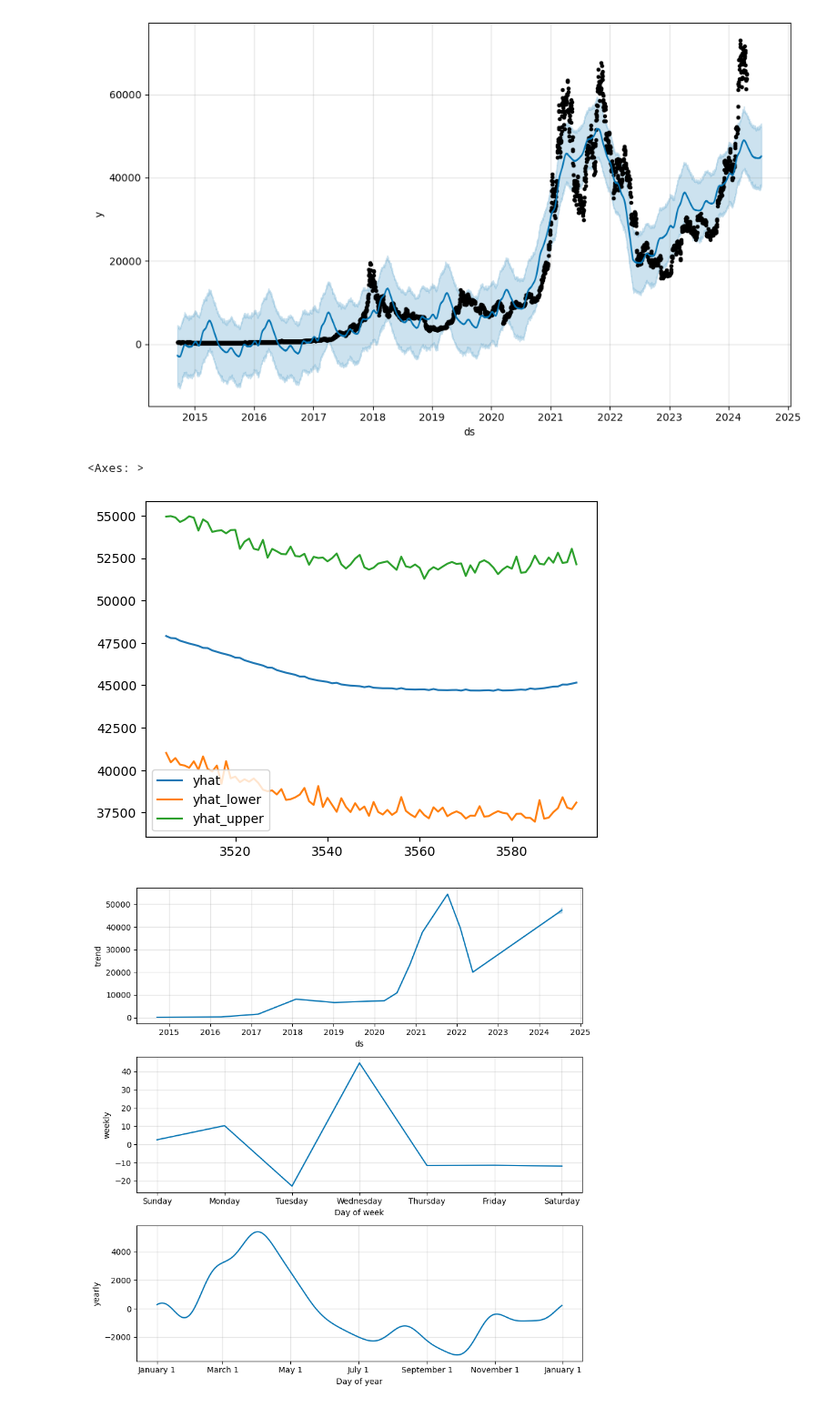
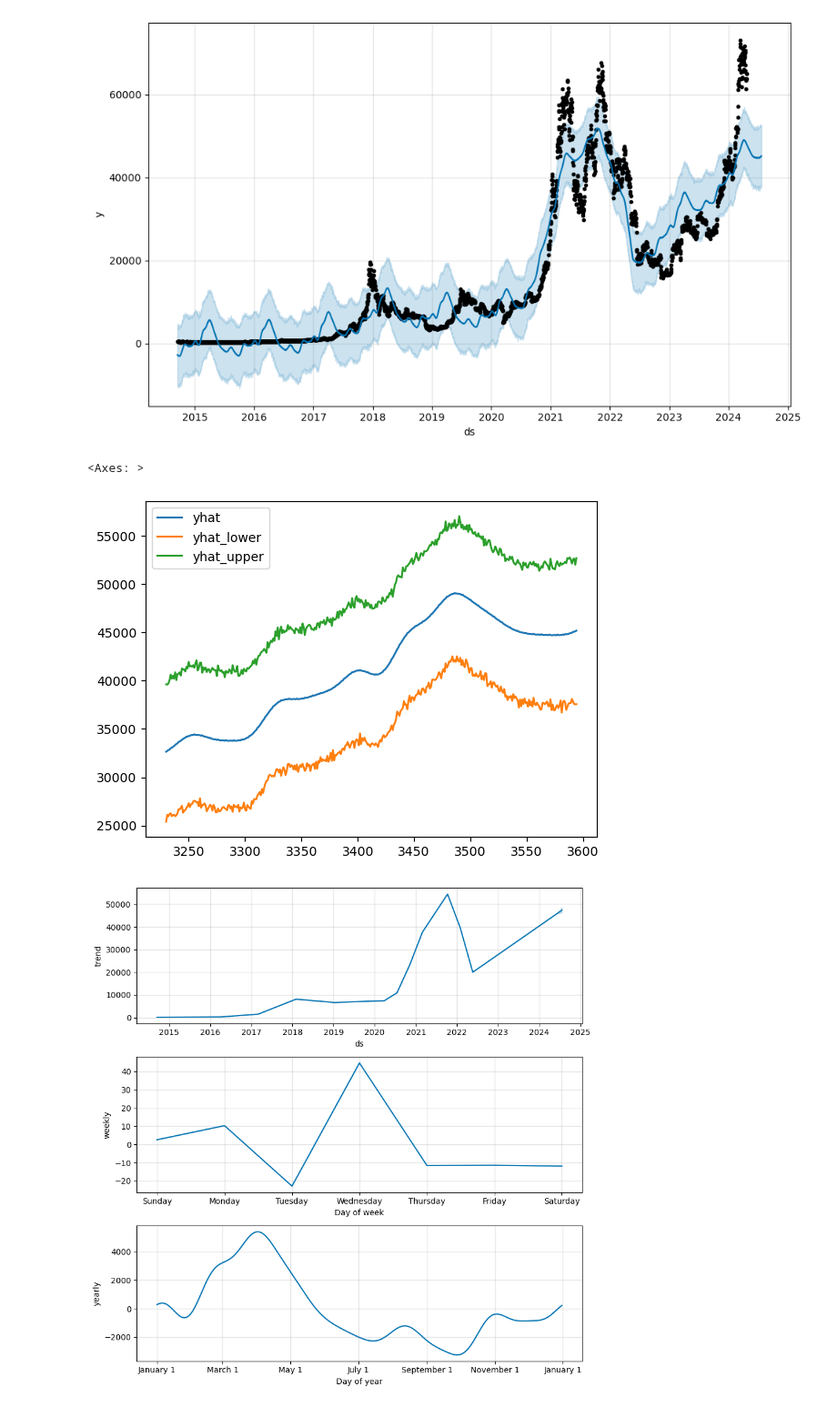
Before and after one commit to itaylor1645/project_1, a Jupyter notebook: BTC_data.ipynb, the cells around one changed output. Shown at 91% size. Cells and saved outputs as stored; diff of their text form; code cells hidden in the pictures.

```diff
--- a/BTC_data.ipynb
+++ b/BTC_data.ipynb
@@ -30,7 +30,7 @@ from matplotlib.ticker import FuncFormatter
 # %%
 # Read BTC csv into DataFrame
 # Source: https://www.kaggle.com/datasets/saswattulo/bitcoin-price-history-btc-usd
-btc_prices_df = pd.read_csv('project_1/Resources/BTC_Prices.csv', index_col='Date', parse_dates=True).dropna()
+btc_prices_df = pd.read_csv('Resources/BTC_Prices.csv', index_col='Date', parse_dates=True).dropna()
 btc_prices_df.head()
 # %% [output]
 |  | Open | High | Low | Close | Adj Close | Volume |
@@ -226,10 +237,10 @@ fig = btc_model.plot(btc_forecast)
 # %%
 # From the btc_forecast DataFrame, plot the data to visualize
 #  the yhat, yhat_lower, and yhat_upper columns over the last 90 days
-btc_forecast[['yhat', 'yhat_lower', 'yhat_upper']].iloc[-90:,:].plot()
+btc_forecast[['yhat', 'yhat_lower', 'yhat_upper']].iloc[-365:,:].plot()
 # %% [output]
 <Axes: >
-[figure, old version]
+[figure, new version]
 # %%
 # Use the plot_components function to visualize the forecast results
 # for the btc_forecast DataFrame
```
Also changed, not shown: parts of 8 cells of this notebook.
